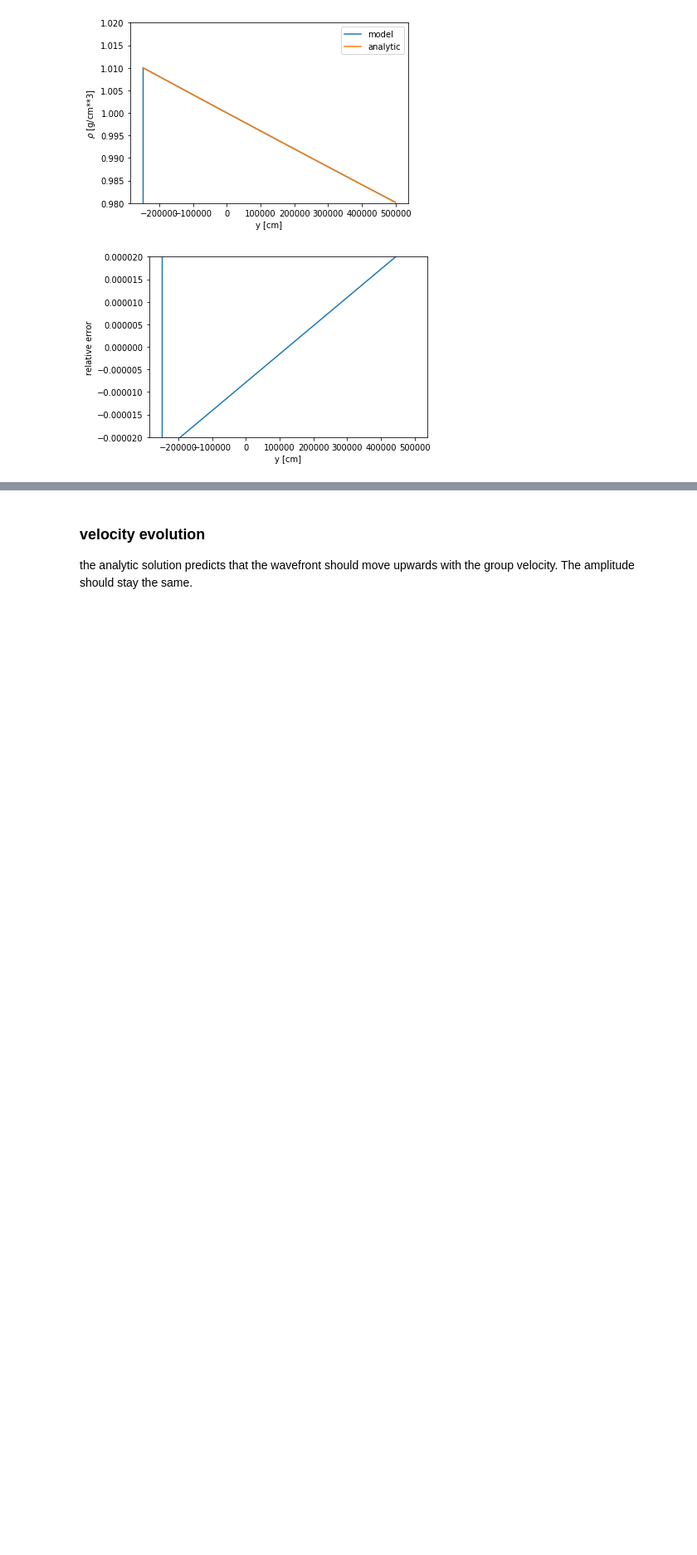
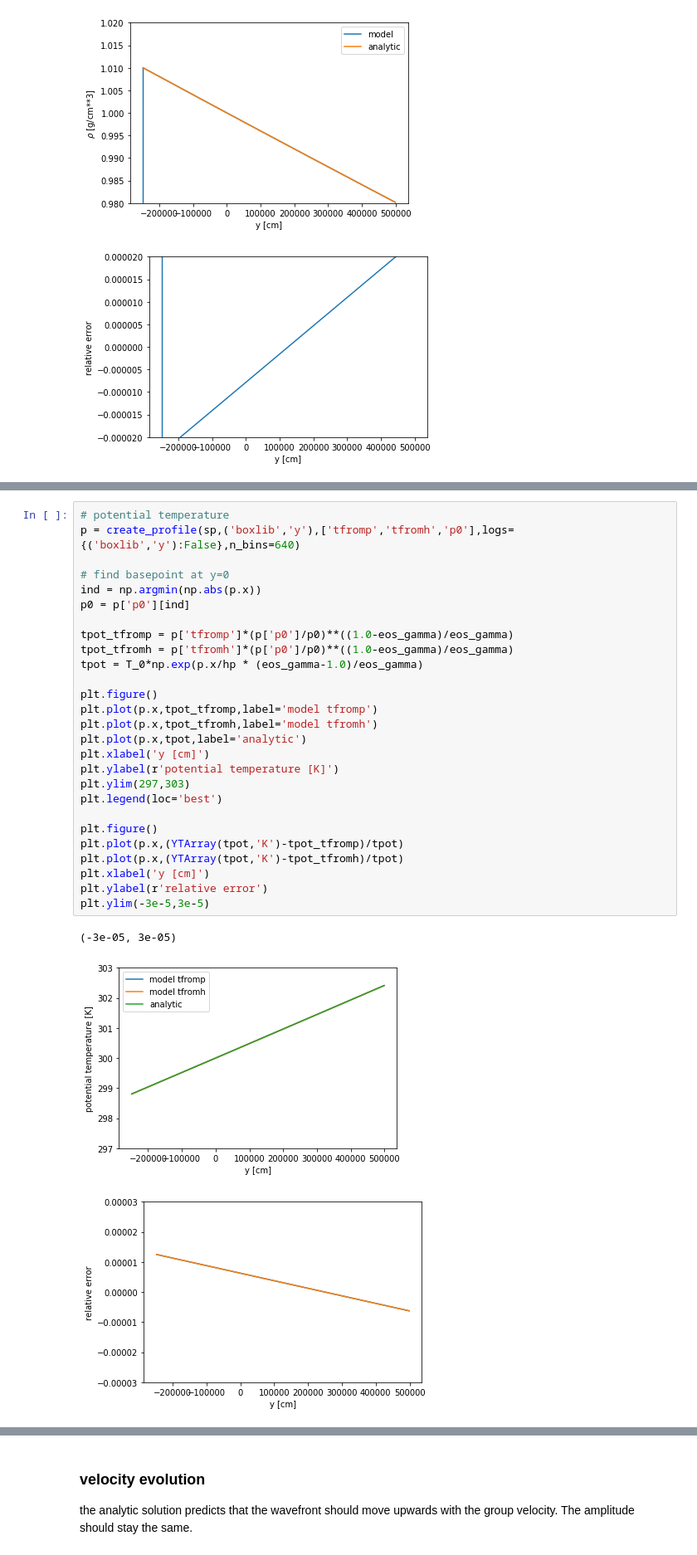
Before and after one commit to AMReX-Astro/MAESTRO, a Jupyter notebook: Exec/TEST_PROBLEMS/g_wave_package/g-wave-package.ipynb, the cells around one changed output, grey strips where cells are left out. Shown at 83% size. Drawn from its saved outputs; the diff is of its cells as text; blank space fills up the shorter version.

```diff
--- a/Exec/TEST_PROBLEMS/g_wave_package/g-wave-package.ipynb
+++ b/Exec/TEST_PROBLEMS/g_wave_package/g-wave-package.ipynb
@@ -153,3 +188,34 @@ plt.ylim(-3e-5,3e-5)
+# %%
+# potential temperature
+p = create_profile(sp,('boxlib','y'),['tfromp','tfromh','p0'],logs={('boxlib','y'):False},n_bins=640)
+
+# find basepoint at y=0
+ind = np.argmin(np.abs(p.x))
+p0 = p['p0'][ind]
+
+tpot_tfromp = p['tfromp']*(p['p0']/p0)**((1.0-eos_gamma)/eos_gamma)
+tpot_tfromh = p['tfromh']*(p['p0']/p0)**((1.0-eos_gamma)/eos_gamma)
+tpot = T_0*np.exp(p.x/hp * (eos_gamma-1.0)/eos_gamma)
+
+plt.figure()
+plt.plot(p.x,tpot_tfromp,label='model tfromp')
+plt.plot(p.x,tpot_tfromh,label='model tfromh')
+plt.plot(p.x,tpot,label='analytic')
+plt.xlabel('y [cm]')
+plt.ylabel(r'potential temperature [K]')
+plt.ylim(297,303)
+plt.legend(loc='best')
+
+plt.figure()
+plt.plot(p.x,(YTArray(tpot,'K')-tpot_tfromp)/tpot)
+plt.plot(p.x,(YTArray(tpot,'K')-tpot_tfromh)/tpot)
+plt.xlabel('y [cm]')
+plt.ylabel(r'relative error')
+plt.ylim(-3e-5,3e-5)
+# %% [output]
+(-3e-05, 3e-05)
+[figure, added]
+[figure, added]
 # %%
 # show the final state in some slices instead of density and pressure, we show here density and pressure changes
 de = ds[-1]
```
Also changed, not shown: parts of 12 cells of this notebook, 2 other files.
